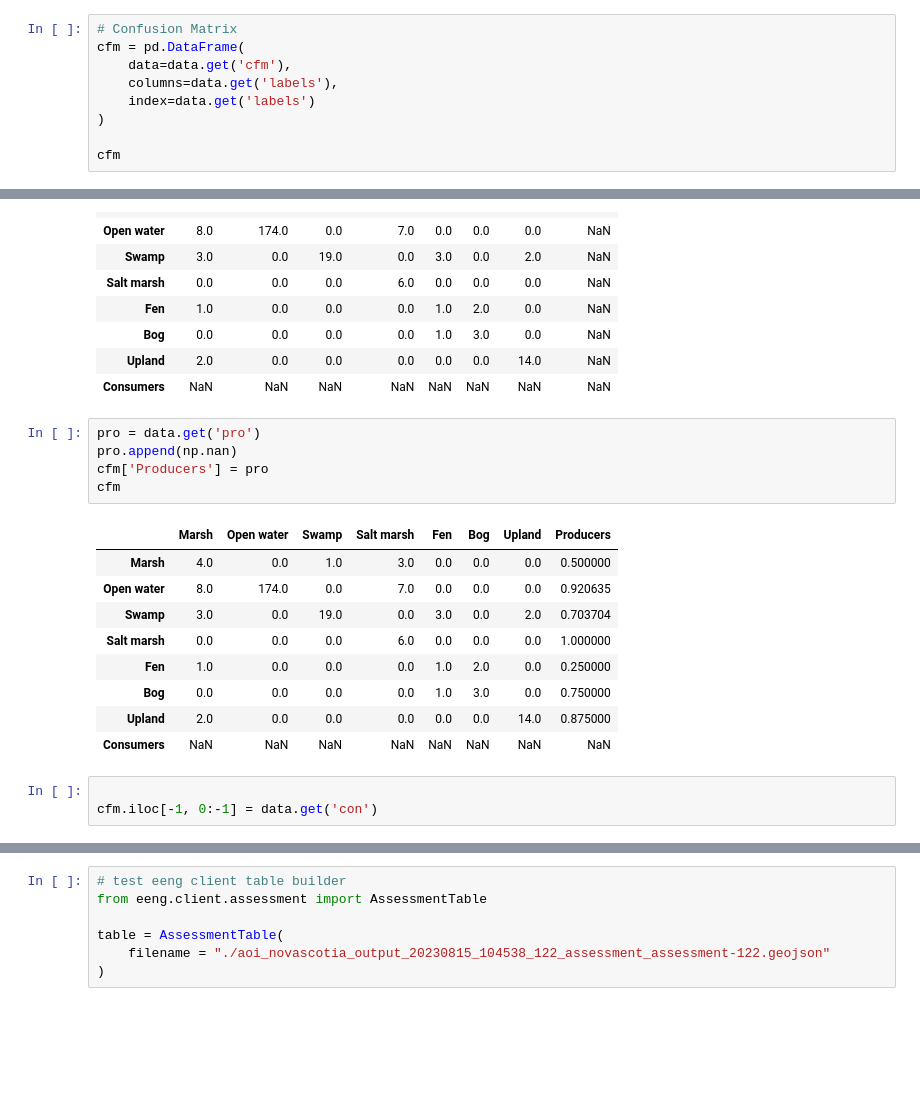
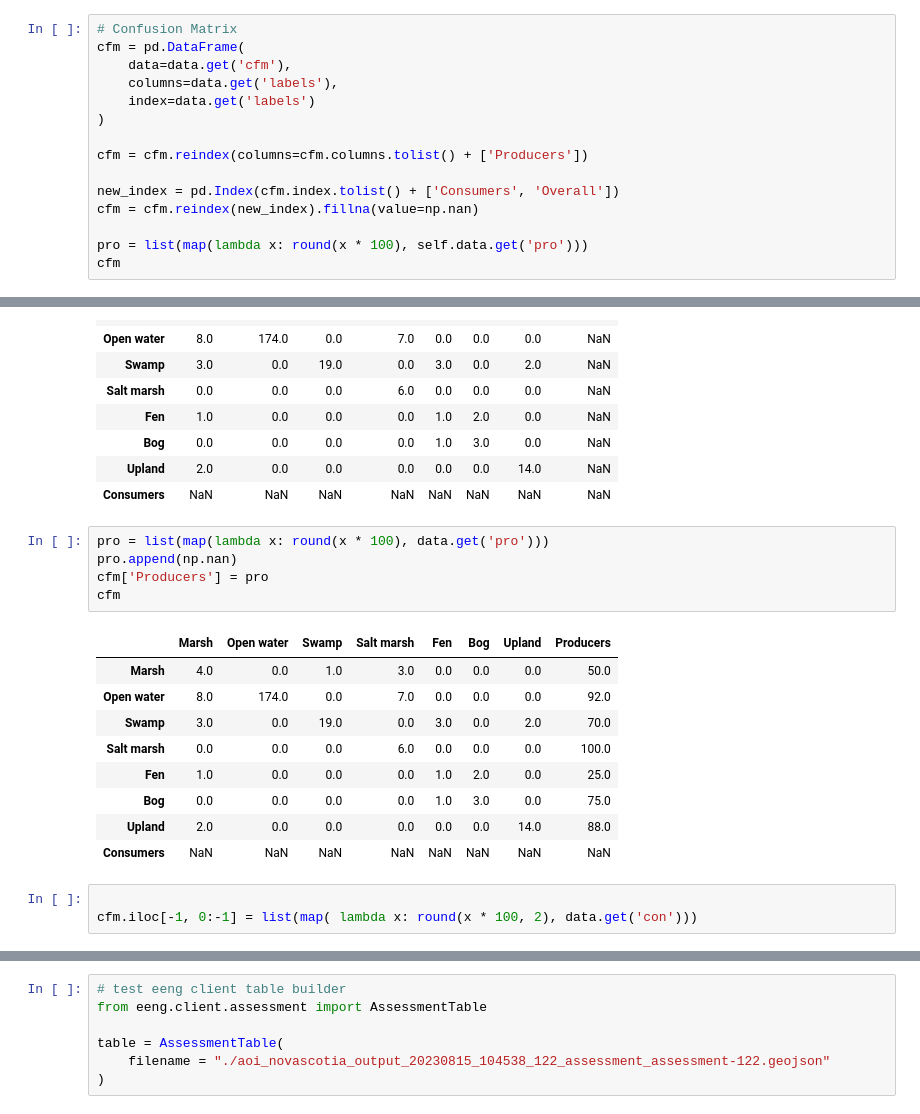
Before and after one commit to Wetlands-NWRC/earth-engine-scripts, a Jupyter notebook: formatting_assessment/notebook.ipynb, the cells around one changed output, grey strips where cells are left out. Drawn from its saved outputs; the diff is of its cells as text; blank space fills up the shorter version.

```diff
--- a/formatting_assessment/notebook.ipynb
+++ b/formatting_assessment/notebook.ipynb
@@ -36,6 +95,12 @@ cfm = pd.DataFrame(
     index=data.get('labels')
 )
 
+cfm = cfm.reindex(columns=cfm.columns.tolist() + ['Producers'])
+
+new_index = pd.Index(cfm.index.tolist() + ['Consumers', 'Overall'])
+cfm = cfm.reindex(new_index).fillna(value=np.nan)
+
+pro = list(map(lambda x: round(x * 100), self.data.get('pro')))
 cfm
 # %% [output]
 |  | Marsh | Open water | Swamp | Salt marsh | Fen | Bog | Upland |
@@ -64,20 +129,20 @@ cfm
 | Upland | 2.0 | 0.0 | 0.0 | 0.0 | 0.0 | 0.0 | 14.0 | NaN |
 | Consumers | NaN | NaN | NaN | NaN | NaN | NaN | NaN | NaN |
 # %%
-pro = data.get('pro')
+pro = list(map(lambda x: round(x * 100), data.get('pro')))
 pro.append(np.nan)
 cfm['Producers'] = pro
 cfm
 # %% [output]
 |  | Marsh | Open water | Swamp | Salt marsh | Fen | Bog | Upland | Producers |
-| Marsh | 4.0 | 0.0 | 1.0 | 3.0 | 0.0 | 0.0 | 0.0 | 0.500000 |
-| Open water | 8.0 | 174.0 | 0.0 | 7.0 | 0.0 | 0.0 | 0.0 | 0.920635 |
-| Swamp | 3.0 | 0.0 | 19.0 | 0.0 | 3.0 | 0.0 | 2.0 | 0.703704 |
-| Salt marsh | 0.0 | 0.0 | 0.0 | 6.0 | 0.0 | 0.0 | 0.0 | 1.000000 |
-| Fen | 1.0 | 0.0 | 0.0 | 0.0 | 1.0 | 2.0 | 0.0 | 0.250000 |
-| Bog | 0.0 | 0.0 | 0.0 | 0.0 | 1.0 | 3.0 | 0.0 | 0.750000 |
-| Upland | 2.0 | 0.0 | 0.0 | 0.0 | 0.0 | 0.0 | 14.0 | 0.875000 |
+| Marsh | 4.0 | 0.0 | 1.0 | 3.0 | 0.0 | 0.0 | 0.0 | 50.0 |
+| Open water | 8.0 | 174.0 | 0.0 | 7.0 | 0.0 | 0.0 | 0.0 | 92.0 |
+| Swamp | 3.0 | 0.0 | 19.0 | 0.0 | 3.0 | 0.0 | 2.0 | 70.0 |
+| Salt marsh | 0.0 | 0.0 | 0.0 | 6.0 | 0.0 | 0.0 | 0.0 | 100.0 |
+| Fen | 1.0 | 0.0 | 0.0 | 0.0 | 1.0 | 2.0 | 0.0 | 25.0 |
+| Bog | 0.0 | 0.0 | 0.0 | 0.0 | 1.0 | 3.0 | 0.0 | 75.0 |
+| Upland | 2.0 | 0.0 | 0.0 | 0.0 | 0.0 | 0.0 | 14.0 | 88.0 |
 | Consumers | NaN | NaN | NaN | NaN | NaN | NaN | NaN | NaN |
 # %%
 
-cfm.iloc[-1, 0:-1] = data.get('con')
+cfm.iloc[-1, 0:-1] = list(map( lambda x: round(x * 100, 2), data.get('con')))
```
Also changed, not shown: parts of 11 cells of this notebook, 3 other files.
